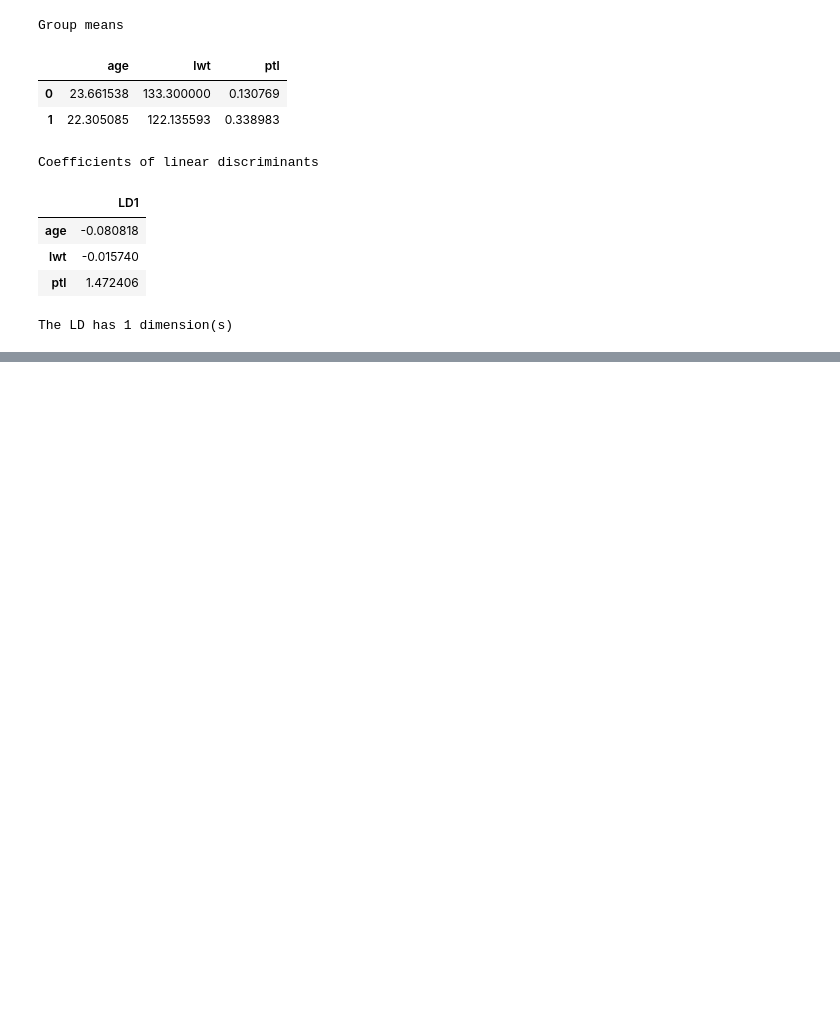
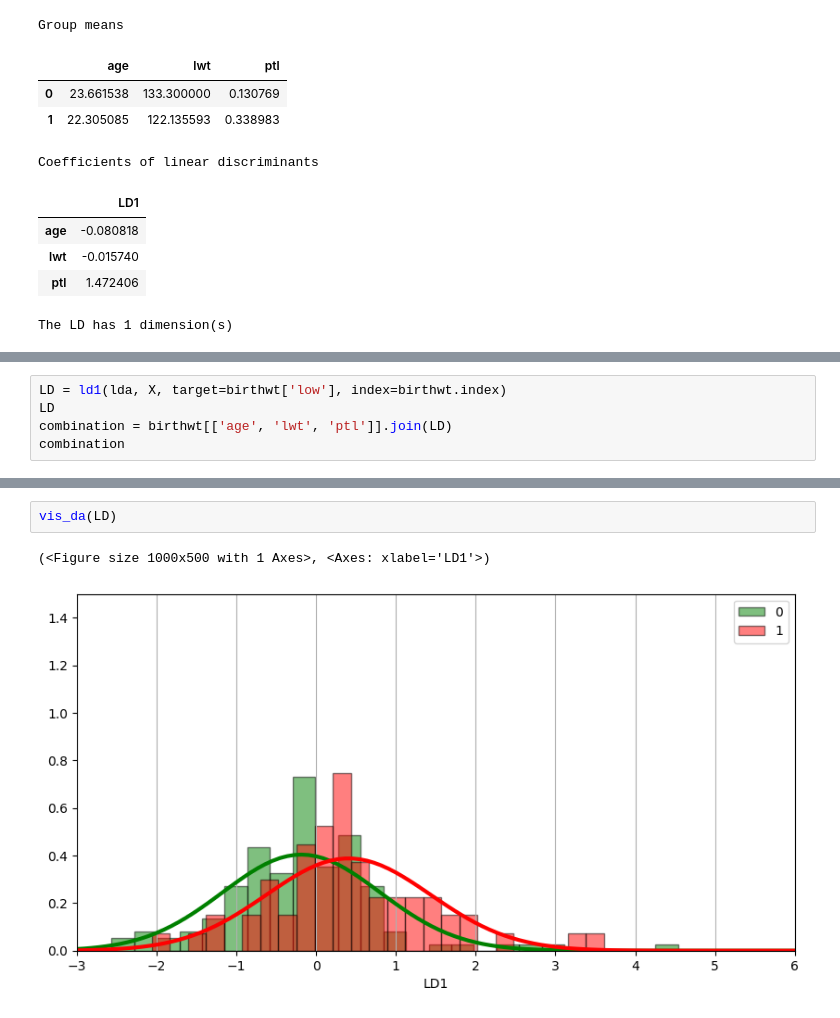
Before and after one commit to zouffke/Datascience2, a Jupyter notebook: p4/1_discriminant analyse/oef/oef.ipynb, the cells around one changed output, grey strips where cells are left out. Saved outputs shown, nothing was run; the diff lists cells and outputs as text; blank space fills up the shorter version.

```diff
--- a/p4/1_discriminant analyse/oef/oef.ipynb
+++ b/p4/1_discriminant analyse/oef/oef.ipynb
@@ -154,0 +157,5 @@ The LD has 1 dimension(s)
+# %%
+LD = ld1(lda, X, target=birthwt['low'], index=birthwt.index)
+LD
+combination = birthwt[['age', 'lwt', 'ptl']].join(LD)
+combination
@@ -154,0 +189,5 @@ The LD has 1 dimension(s)
+# %%
+vis_da(LD)
+# %% [output]
+(<Figure size 1000x500 with 1 Axes>, <Axes: xlabel='LD1'>)
+[figure, added]
```
Also changed, not shown: parts of 17 cells of this notebook.
